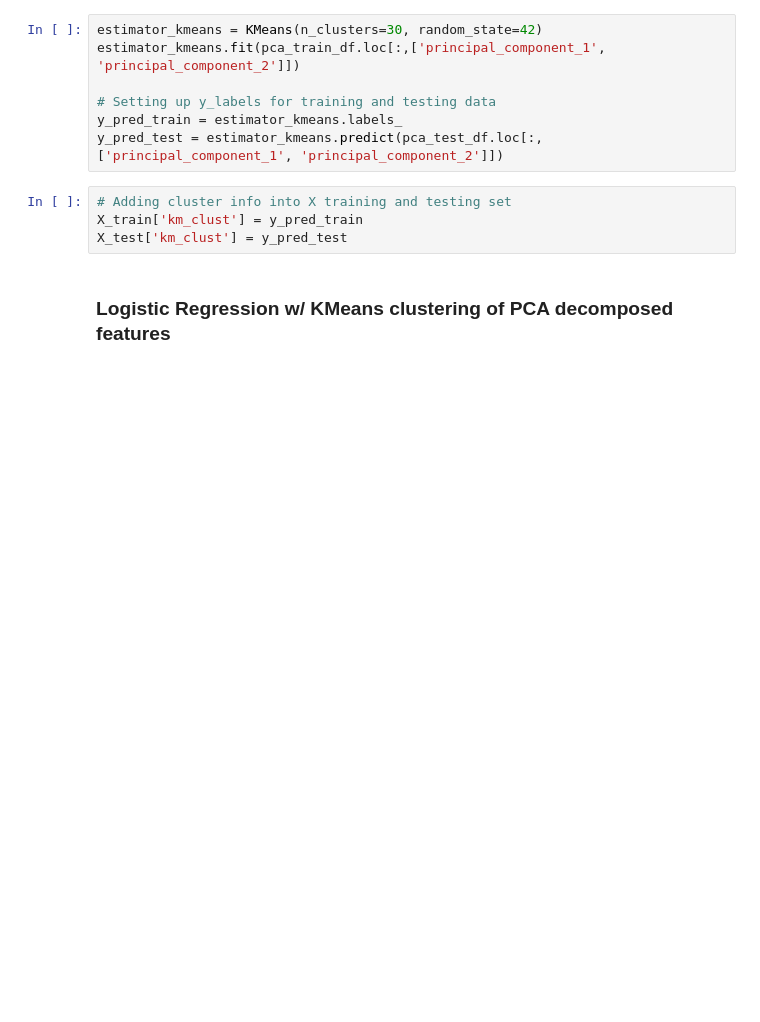
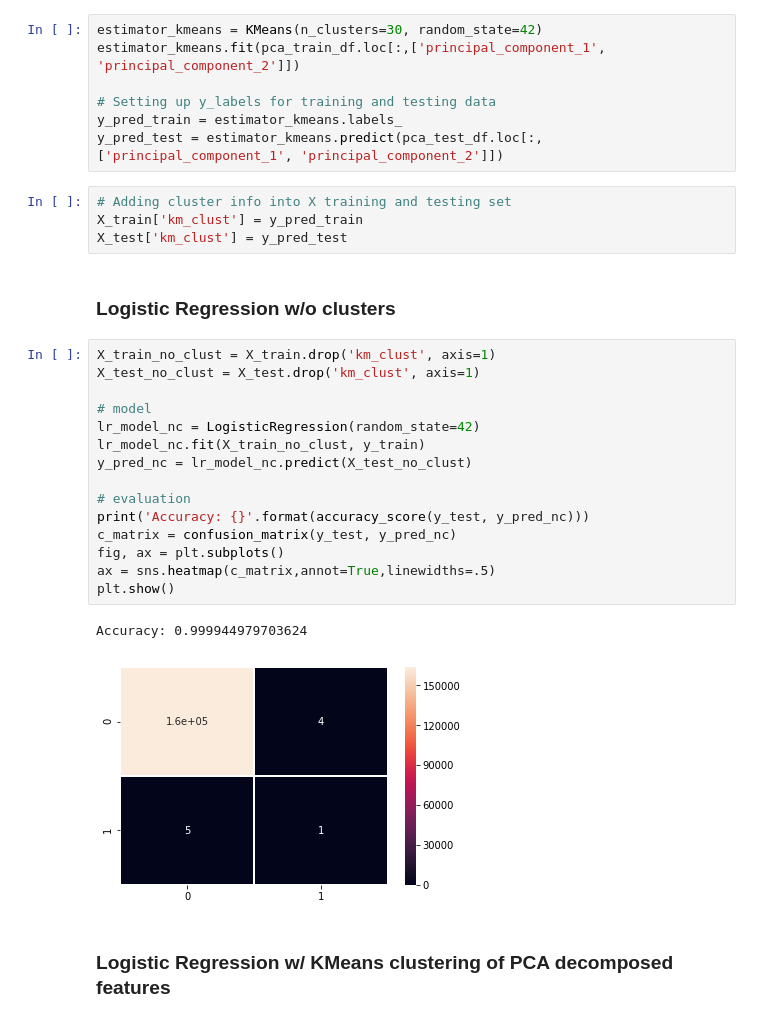
Before and after one commit to j-csc/ids_dl, a Jupyter notebook: POC.ipynb, the cells around one changed output. Cells and saved outputs as stored; diff of their text form; blank space fills up the shorter version.

```diff
--- a/POC.ipynb
+++ b/POC.ipynb
@@ -400,6 +403,26 @@ y_pred_test = estimator_kmeans.predict(pca_test_df.loc[:, ['principal_component_
 # Adding cluster info into X training and testing set
 X_train['km_clust'] = y_pred_train
 X_test['km_clust'] = y_pred_test
+# %% [markdown]
+### Logistic Regression w/o clusters
+# %%
+X_train_no_clust = X_train.drop('km_clust', axis=1)
+X_test_no_clust = X_test.drop('km_clust', axis=1)
+
+# model
+lr_model_nc = LogisticRegression(random_state=42)
+lr_model_nc.fit(X_train_no_clust, y_train)
+y_pred_nc = lr_model_nc.predict(X_test_no_clust)
+
+# evaluation
+print('Accuracy: {}'.format(accuracy_score(y_test, y_pred_nc)))
+c_matrix = confusion_matrix(y_test, y_pred_nc)
+fig, ax = plt.subplots()
+ax = sns.heatmap(c_matrix,annot=True,linewidths=.5)
+plt.show()
+# %% [output]
+Accuracy: 0.999944979703624
+[figure, added]
 # %% [markdown]
 ### Logistic Regression w/ KMeans clustering of PCA decomposed features
 # %%
```
Also changed, not shown: parts of 11 cells of this notebook.
